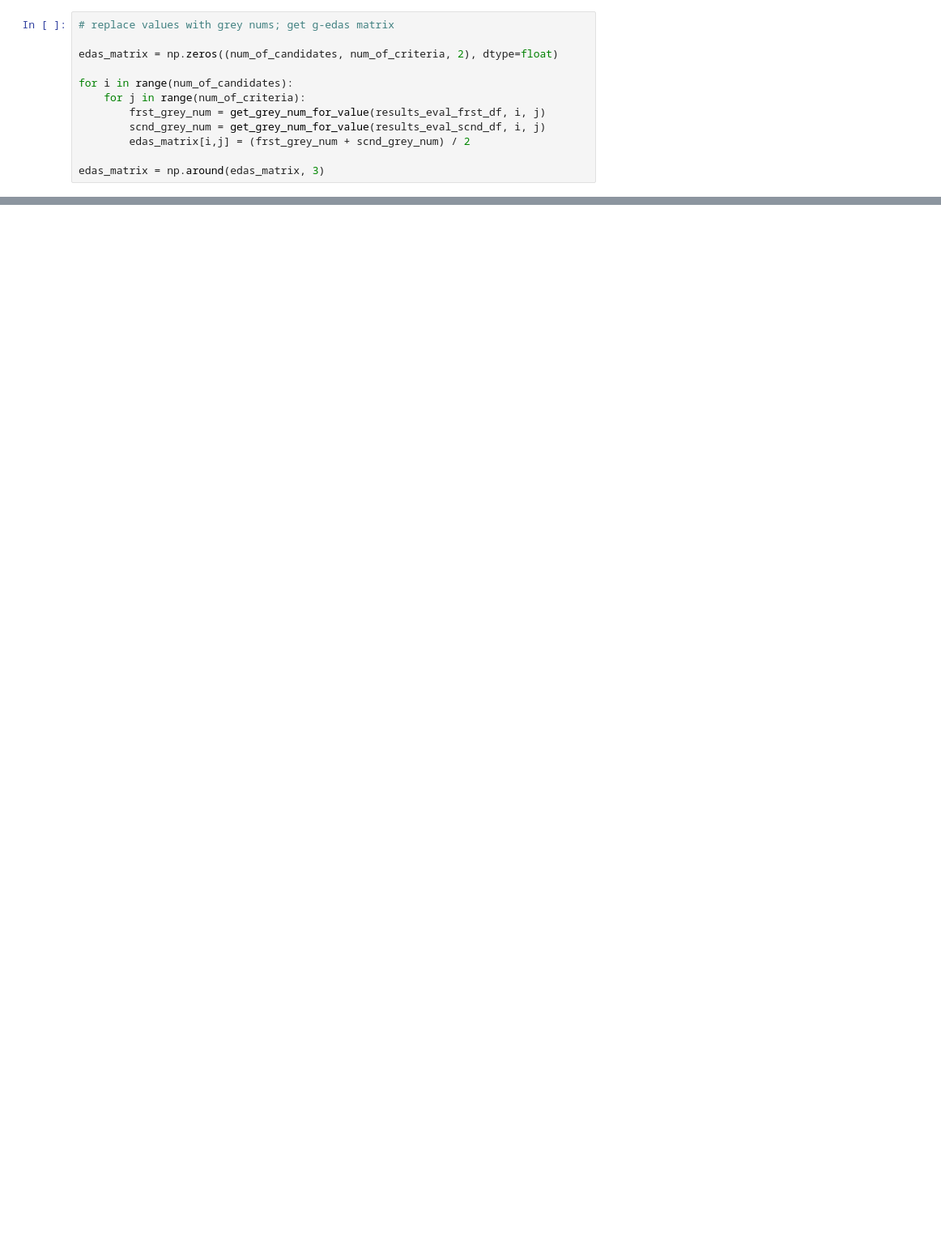
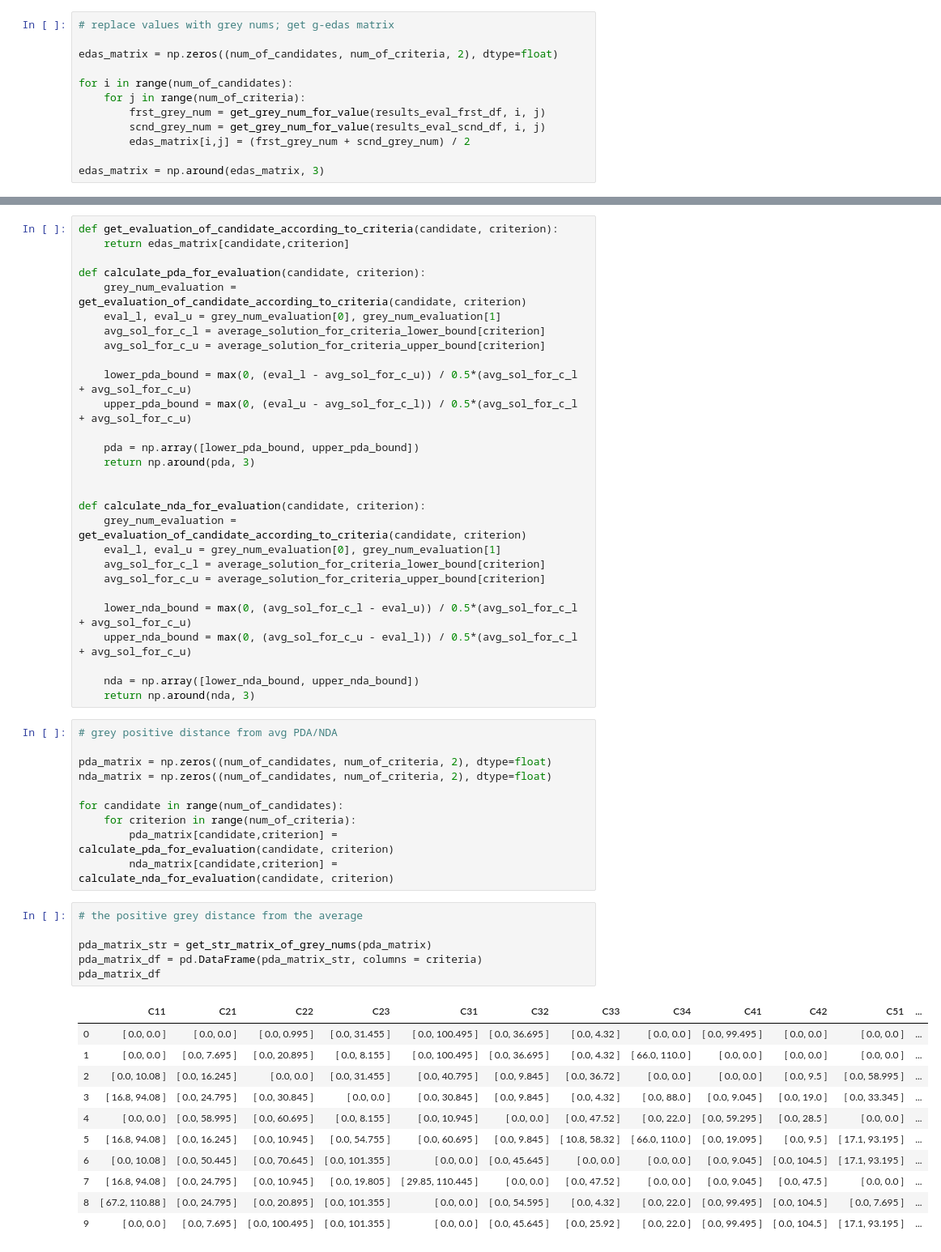
Before and after one commit to NatalijaGajic/grey_theory_mcdm, a Jupyter notebook: grey_edas.ipynb, the cells around one changed output, grey strips where cells are left out. Shown: that part at 81% size. Drawn from its saved outputs; the diff is of its cells as text; blank space fills up the shorter version.

```diff
--- a/grey_edas.ipynb
+++ b/grey_edas.ipynb
@@ -146,3 +146,59 @@ avg_solution_for_criteria_df
 | 12 | C53 | 4.05 | 6.0 |
 | 13 | C61 | 5.30 | 8.0 |
 | 14 | C62 | 4.00 | 7.0 |
+# %%
+def get_evaluation_of_candidate_according_to_criteria(candidate, criterion):
+    return edas_matrix[candidate,criterion]
+
+def calculate_pda_for_evaluation(candidate, criterion):
+    grey_num_evaluation = get_evaluation_of_candidate_according_to_criteria(candidate, criterion)
+    eval_l, eval_u = grey_num_evaluation[0], grey_num_evaluation[1]
+    avg_sol_for_c_l = average_solution_for_criteria_lower_bound[criterion]
+    avg_sol_for_c_u = average_solution_for_criteria_upper_bound[criterion]
+
+    lower_pda_bound = max(0, (eval_l - avg_sol_for_c_u)) / 0.5*(avg_sol_for_c_l + avg_sol_for_c_u)
+    upper_pda_bound = max(0, (eval_u - avg_sol_for_c_l)) / 0.5*(avg_sol_for_c_l + avg_sol_for_c_u)
+
+    pda = np.array([lower_pda_bound, upper_pda_bound])
+    return np.around(pda, 3)
+
+
+def calculate_nda_for_evaluation(candidate, criterion):
+    grey_num_evaluation = get_evaluation_of_candidate_according_to_criteria(candidate, criterion)
+    eval_l, eval_u = grey_num_evaluation[0], grey_num_evaluation[1]
+    avg_sol_for_c_l = average_solution_for_criteria_lower_bound[criterion]
+    avg_sol_for_c_u = average_solution_for_criteria_upper_bound[criterion]
+
+    lower_nda_bound = max(0, (avg_sol_for_c_l - eval_u)) / 0.5*(avg_sol_for_c_l + avg_sol_for_c_u)
+    upper_nda_bound = max(0, (avg_sol_for_c_u - eval_l)) / 0.5*(avg_sol_for_c_l + avg_sol_for_c_u)
+
+    nda = np.array([lower_nda_bound, upper_nda_bound])
+    return np.around(nda, 3)
+# %%
+# grey positive distance from avg PDA/NDA
+
+pda_matrix = np.zeros((num_of_candidates, num_of_criteria, 2), dtype=float)
+nda_matrix = np.zeros((num_of_candidates, num_of_criteria, 2), dtype=float)
+
+for candidate in range(num_of_candidates):
+    for criterion in range(num_of_criteria):
+        pda_matrix[candidate,criterion] = calculate_pda_for_evaluation(candidate, criterion)
+        nda_matrix[candidate,criterion] = calculate_nda_for_evaluation(candidate, criterion)
+# %%
+# the positive grey distance from the average
+
+pda_matrix_str = get_str_matrix_of_grey_nums(pda_matrix)
+pda_matrix_df = pd.DataFrame(pda_matrix_str, columns = criteria)
+pda_matrix_df
+# %% [output]
+|  | C11 | C21 | C22 | C23 | C31 | C32 | C33 | C34 | C41 | C42 | C51 | ... |
+| 0 | [ 0.0, 0.0 ] | [ 0.0, 0.0 ] | [ 0.0, 0.995 ] | [ 0.0, 31.455 ] | [ 0.0, 100.495 ] | [ 0.0, 36.695 ] | [ 0.0, 4.32 ] | [ 0.0, 0.0 ] | [ 0.0, 99.495 ] | [ 0.0, 0.0 ] | [ 0.0, 0.0 ] | ... |
+| 1 | [ 0.0, 0.0 ] | [ 0.0, 7.695 ] | [ 0.0, 20.895 ] | [ 0.0, 8.155 ] | [ 0.0, 100.495 ] | [ 0.0, 36.695 ] | [ 0.0, 4.32 ] | [ 66.0, 110.0 ] | [ 0.0, 0.0 ] | [ 0.0, 0.0 ] | [ 0.0, 0.0 ] | ... |
+| 2 | [ 0.0, 10.08 ] | [ 0.0, 16.245 ] | [ 0.0, 0.0 ] | [ 0.0, 31.455 ] | [ 0.0, 40.795 ] | [ 0.0, 9.845 ] | [ 0.0, 36.72 ] | [ 0.0, 0.0 ] | [ 0.0, 0.0 ] | [ 0.0, 9.5 ] | [ 0.0, 58.995 ] | ... |
+| 3 | [ 16.8, 94.08 ] | [ 0.0, 24.795 ] | [ 0.0, 30.845 ] | [ 0.0, 0.0 ] | [ 0.0, 30.845 ] | [ 0.0, 9.845 ] | [ 0.0, 4.32 ] | [ 0.0, 88.0 ] | [ 0.0, 9.045 ] | [ 0.0, 19.0 ] | [ 0.0, 33.345 ] | ... |
+| 4 | [ 0.0, 0.0 ] | [ 0.0, 58.995 ] | [ 0.0, 60.695 ] | [ 0.0, 8.155 ] | [ 0.0, 10.945 ] | [ 0.0, 0.0 ] | [ 0.0, 47.52 ] | [ 0.0, 22.0 ] | [ 0.0, 59.295 ] | [ 0.0, 28.5 ] | [ 0.0, 0.0 ] | ... |
+| 5 | [ 16.8, 94.08 ] | [ 0.0, 16.245 ] | [ 0.0, 10.945 ] | [ 0.0, 54.755 ] | [ 0.0, 60.695 ] | [ 0.0, 9.845 ] | [ 10.8, 58.32 ] | [ 66.0, 110.0 ] | [ 0.0, 19.095 ] | [ 0.0, 9.5 ] | [ 17.1, 93.195 ] | ... |
+| 6 | [ 0.0, 10.08 ] | [ 0.0, 50.445 ] | [ 0.0, 70.645 ] | [ 0.0, 101.355 ] | [ 0.0, 0.0 ] | [ 0.0, 45.645 ] | [ 0.0, 0.0 ] | [ 0.0, 0.0 ] | [ 0.0, 9.045 ] | [ 0.0, 104.5 ] | [ 17.1, 93.195 ] | ... |
+| 7 | [ 16.8, 94.08 ] | [ 0.0, 24.795 ] | [ 0.0, 10.945 ] | [ 0.0, 19.805 ] | [ 29.85, 110.445 ] | [ 0.0, 0.0 ] | [ 0.0, 47.52 ] | [ 0.0, 0.0 ] | [ 0.0, 9.045 ] | [ 0.0, 47.5 ] | [ 0.0, 0.0 ] | ... |
+| 8 | [ 67.2, 110.88 ] | [ 0.0, 24.795 ] | [ 0.0, 20.895 ] | [ 0.0, 101.355 ] | [ 0.0, 0.0 ] | [ 0.0, 54.595 ] | [ 0.0, 4.32 ] | [ 0.0, 22.0 ] | [ 0.0, 99.495 ] | [ 0.0, 104.5 ] | [ 0.0, 7.695 ] | ... |
+| 9 | [ 0.0, 0.0 ] | [ 0.0, 7.695 ] | [ 0.0, 100.495 ] | [ 0.0, 101.355 ] | [ 0.0, 0.0 ] | [ 0.0, 45.645 ] | [ 0.0, 25.92 ] | [ 0.0, 22.0 ] | [ 0.0, 99.495 ] | [ 0.0, 104.5 ] | [ 17.1, 93.195 ] | ... |
```
Also changed, not shown: parts of 1 cell of this notebook.
